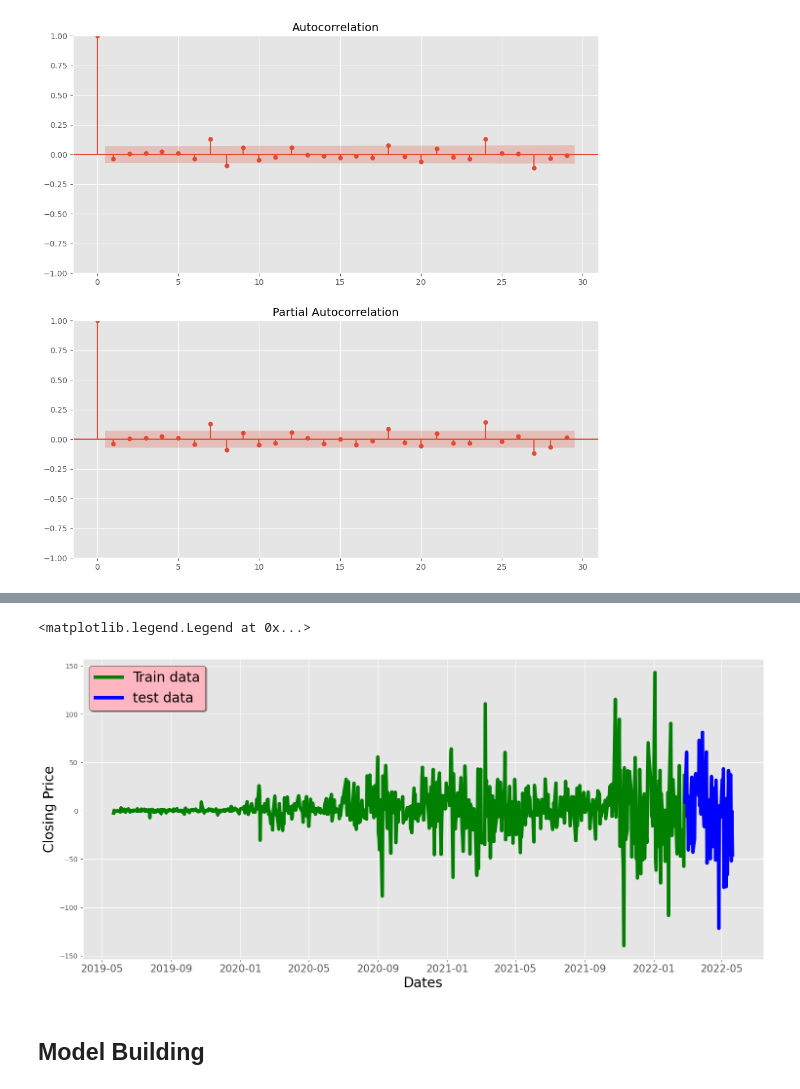
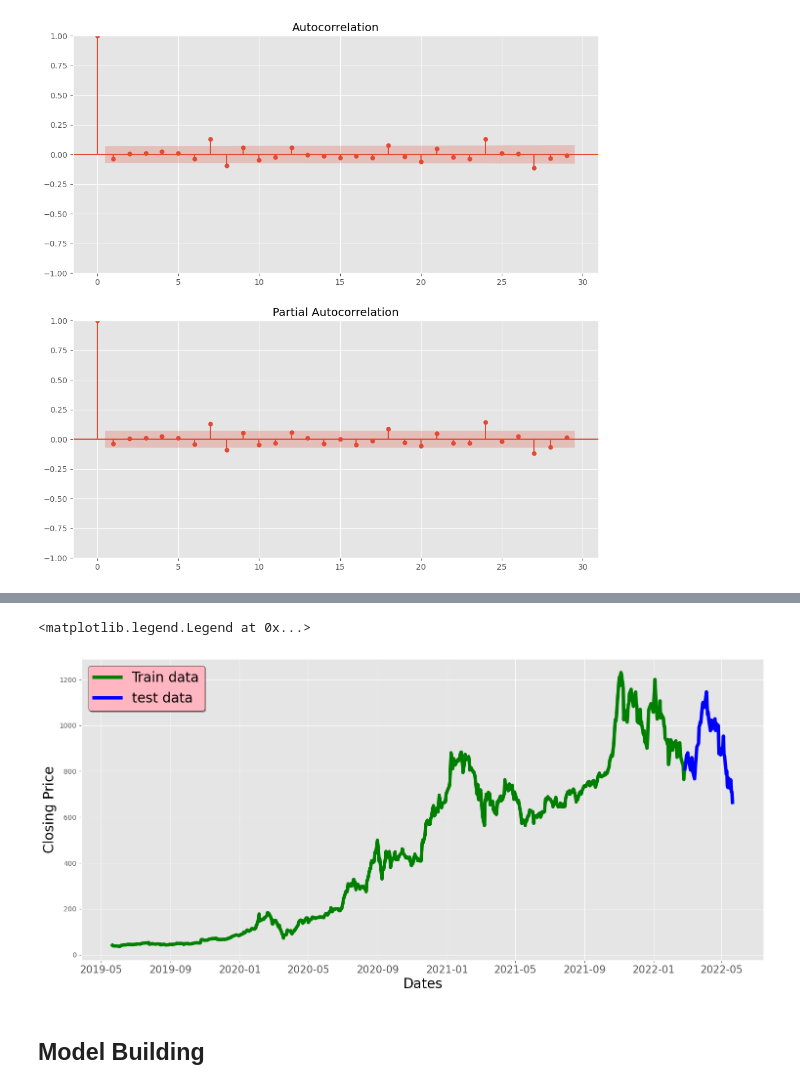
Before and after one commit to Anupriya7566/TESLA_Stock_Price_Prediction_Timeseries, a Jupyter notebook: timeseries.ipynb, the cells around one changed output, grey strips where cells are left out. Cells and saved outputs as stored; diff of their text form; code cells hidden in the pictures.

```diff
--- a/timeseries.ipynb
+++ b/timeseries.ipynb
@@ -414,20 +416,20 @@ Date
 Name: Close, dtype: float64
 # %%
 #split data into train and training set
-train_data=df_close[0:-60]
-test_data=df_close[-60:]
+train_data=stock_data.Close[0:-60]
+test_data=stock_data.Close[-60:]
 plt.figure(figsize=(18,8))
 plt.grid(True)
 plt.xlabel('Dates', fontsize =20)
 plt.ylabel('Closing Price', fontsize =20)
 plt.xticks(fontsize =15)
 plt.xticks(fontsize =15)
 plt.plot(train_data, 'green',label='Train data', linewidth =5)
 plt.plot(test_data, 'blue', label='test data', linewidth =5)
 plt.legend(fontsize =20,shadow=True,facecolor='lightpink',edgecolor ='k')
 # %% [output]
 <matplotlib.legend.Legend at 0x...>
-[figure, old version]
+[figure, new version]
 # %% [markdown]
 ## Model Building
 # %%
```
Also changed, not shown: parts of 15 cells of this notebook.
